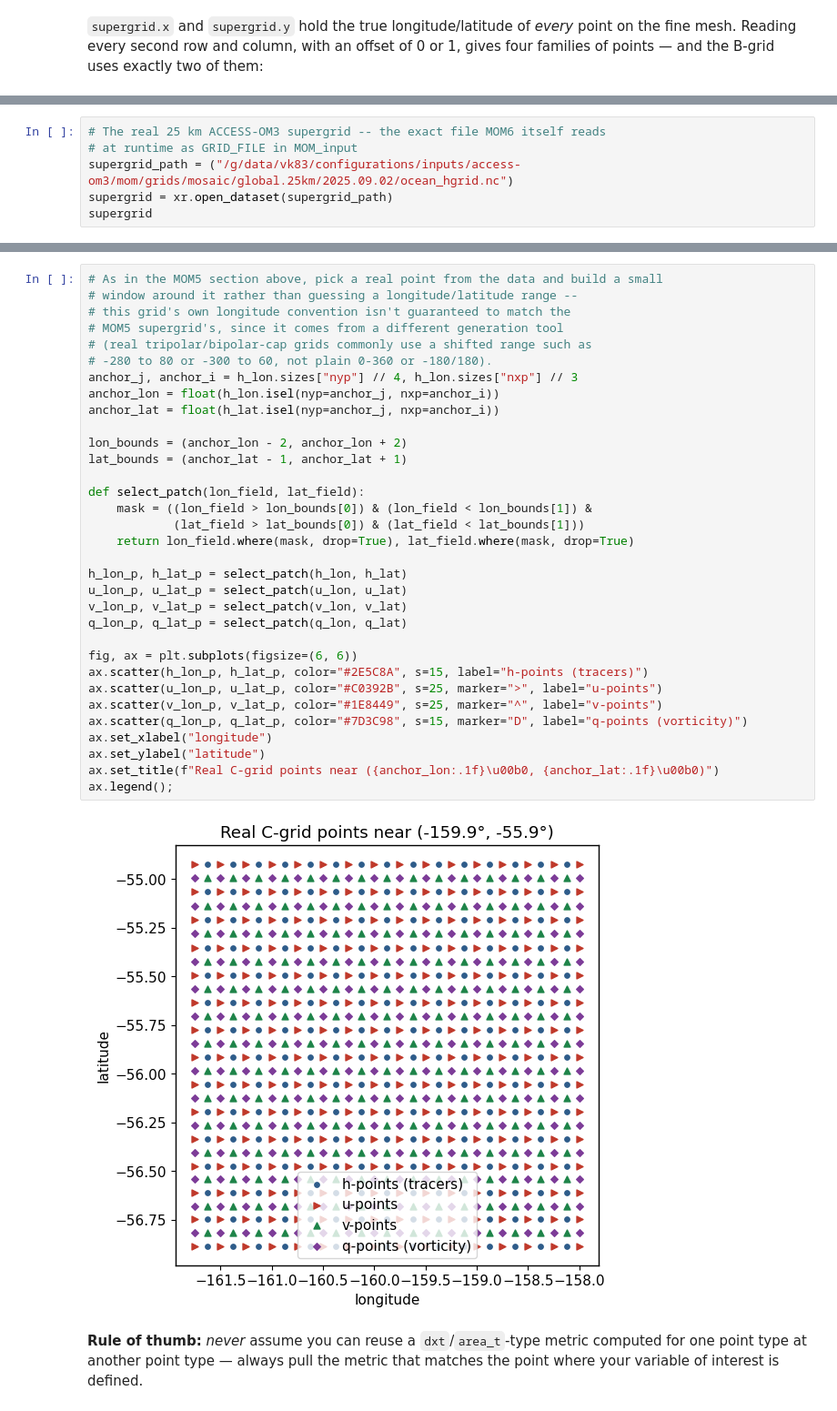
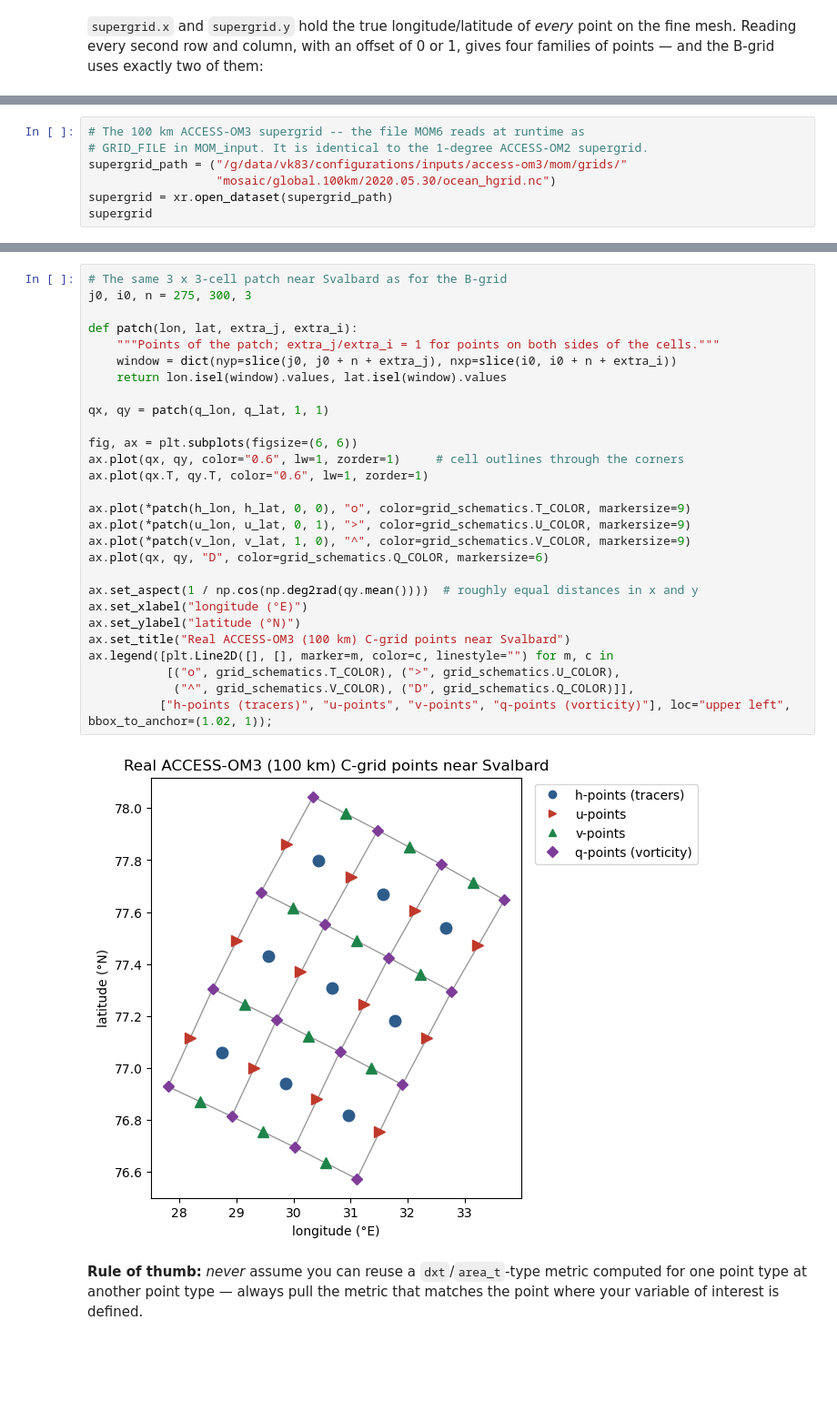
Before and after one commit to COSIMA/cosima-recipes, a Jupyter notebook: 01-Cooking-Tutorials/01-Basics/04-Understanding_MOM5_MOM6_grids.ipynb, the cells around one changed output, grey strips where cells are left out. Shown at 91% size. Saved outputs shown, nothing was run; the diff lists cells and outputs as text; blank space fills up the shorter version.

```diff
--- a/01-Cooking-Tutorials/01-Basics/04-Understanding_MOM5_MOM6_grids.ipynb
+++ b/01-Cooking-Tutorials/01-Basics/04-Understanding_MOM5_MOM6_grids.ipynb
@@ -687,7 +429,8 @@ behind the 25 km ACCESS-OM3 configuration:
 # %%
-# The real 25 km ACCESS-OM3 supergrid -- the exact file MOM6 itself reads
-# at runtime as GRID_FILE in MOM_input
-supergrid_path = ("/g/data/vk83/configurations/inputs/access-om3/mom/grids/mosaic/global.25km/2025.09.02/ocean_hgrid.nc")
+# The 100 km ACCESS-OM3 supergrid -- the file MOM6 reads at runtime as
+# GRID_FILE in MOM_input. It is identical to the 1-degree ACCESS-OM2 supergrid.
+supergrid_path = ("/g/data/vk83/configurations/inputs/access-om3/mom/grids/"
+                  "mosaic/global.100km/2020.05.30/ocean_hgrid.nc")
 supergrid = xr.open_dataset(supergrid_path)
 supergrid
 # %% [output]
@@ -717,38 +462,33 @@ q_lon, q_lat = supergrid.x[0::2, 0::2], supergrid.y[0::2, 0::2]  # q: even, even
 # %%
-# As in the MOM5 section above, pick a real point from the data and build a small
-# window around it rather than guessing a longitude/latitude range --
-# this grid's own longitude convention isn't guaranteed to match the
-# MOM5 supergrid's, since it comes from a different generation tool
-# (real tripolar/bipolar-cap grids commonly use a shifted range such as
-# -280 to 80 or -300 to 60, not plain 0-360 or -180/180).
-anchor_j, anchor_i = h_lon.sizes["nyp"] // 4, h_lon.sizes["nxp"] // 3
-anchor_lon = float(h_lon.isel(nyp=anchor_j, nxp=anchor_i))
-anchor_lat = float(h_lat.isel(nyp=anchor_j, nxp=anchor_i))
+# The same 3 x 3-cell patch near Svalbard as for the B-grid
+j0, i0, n = 275, 300, 3
 
-lon_bounds = (anchor_lon - 2, anchor_lon + 2)
-lat_bounds = (anchor_lat - 1, anchor_lat + 1)
+def patch(lon, lat, extra_j, extra_i):
+    """Points of the patch; extra_j/extra_i = 1 for points on both sides of the cells."""
+    window = dict(nyp=slice(j0, j0 + n + extra_j), nxp=slice(i0, i0 + n + extra_i))
+    return lon.isel(window).values, lat.isel(window).values
 
-def select_patch(lon_field, lat_field):
-    mask = ((lon_field > lon_bounds[0]) & (lon_field < lon_bounds[1]) &
-            (lat_field > lat_bounds[0]) & (lat_field < lat_bounds[1]))
-    return lon_field.where(mask, drop=True), lat_field.where(mask, drop=True)
-
-h_lon_p, h_lat_p = select_patch(h_lon, h_lat)
-u_lon_p, u_lat_p = select_patch(u_lon, u_lat)
-v_lon_p, v_lat_p = select_patch(v_lon, v_lat)
-q_lon_p, q_lat_p = select_patch(q_lon, q_lat)
+qx, qy = patch(q_lon, q_lat, 1, 1)
 
 fig, ax = plt.subplots(figsize=(6, 6))
-ax.scatter(h_lon_p, h_lat_p, color="#2E5C8A", s=15, label="h-points (tracers)")
-ax.scatter(u_lon_p, u_lat_p, color="#C0392B", s=25, marker=">", label="u-points")
-ax.scatter(v_lon_p, v_lat_p, color="#1E8449", s=25, marker="^", label="v-points")
-ax.scatter(q_lon_p, q_lat_p, color="#7D3C98", s=15, marker="D", label="q-points (vorticity)")
-ax.set_xlabel("longitude")
-ax.set_ylabel("latitude")
-ax.set_title(f"Real C-grid points near ({anchor_lon:.1f}\u00b0, {anchor_lat:.1f}\u00b0)")
-ax.legend();
+ax.plot(qx, qy, color="0.6", lw=1, zorder=1)     # cell outlines through the corners
+ax.plot(qx.T, qy.T, color="0.6", lw=1, zorder=1)
+
+ax.plot(*patch(h_lon, h_lat, 0, 0), "o", color=grid_schematics.T_COLOR, markersize=9)
+ax.plot(*patch(u_lon, u_lat, 0, 1), ">", color=grid_schematics.U_COLOR, markersize=9)
+ax.plot(*patch(v_lon, v_lat, 1, 0), "^", color=grid_schematics.V_COLOR, markersize=9)
+ax.plot(qx, qy, "D", color=grid_schematics.Q_COLOR, markersize=6)
+
+ax.set_aspect(1 / np.cos(np.deg2rad(qy.mean())))  # roughly equal distances in x and y
+ax.set_xlabel("longitude (°E)")
+ax.set_ylabel("latitude (°N)")
+ax.set_title("Real ACCESS-OM3 (100 km) C-grid points near Svalbard")
+ax.legend([plt.Line2D([], [], marker=m, color=c, linestyle="") for m, c in
+           [("o", grid_schematics.T_COLOR), (">", grid_schematics.U_COLOR),
+            ("^", grid_schematics.V_COLOR), ("D", grid_schematics.Q_COLOR)]],
+          ["h-points (tracers)", "u-points", "v-points", "q-points (vorticity)"], loc="upper left", bbox_to_anchor=(1.02, 1));
 # %% [output]
-[figure, old version]
+[figure, new version]
 # %% [markdown]
 **Rule of thumb:** *never* assume you can reuse a `dxt`/`area_t`-type
 metric computed for one point type at another point type — always pull the
```
Also changed, not shown: parts of 18 cells of this notebook, 1 other file.
